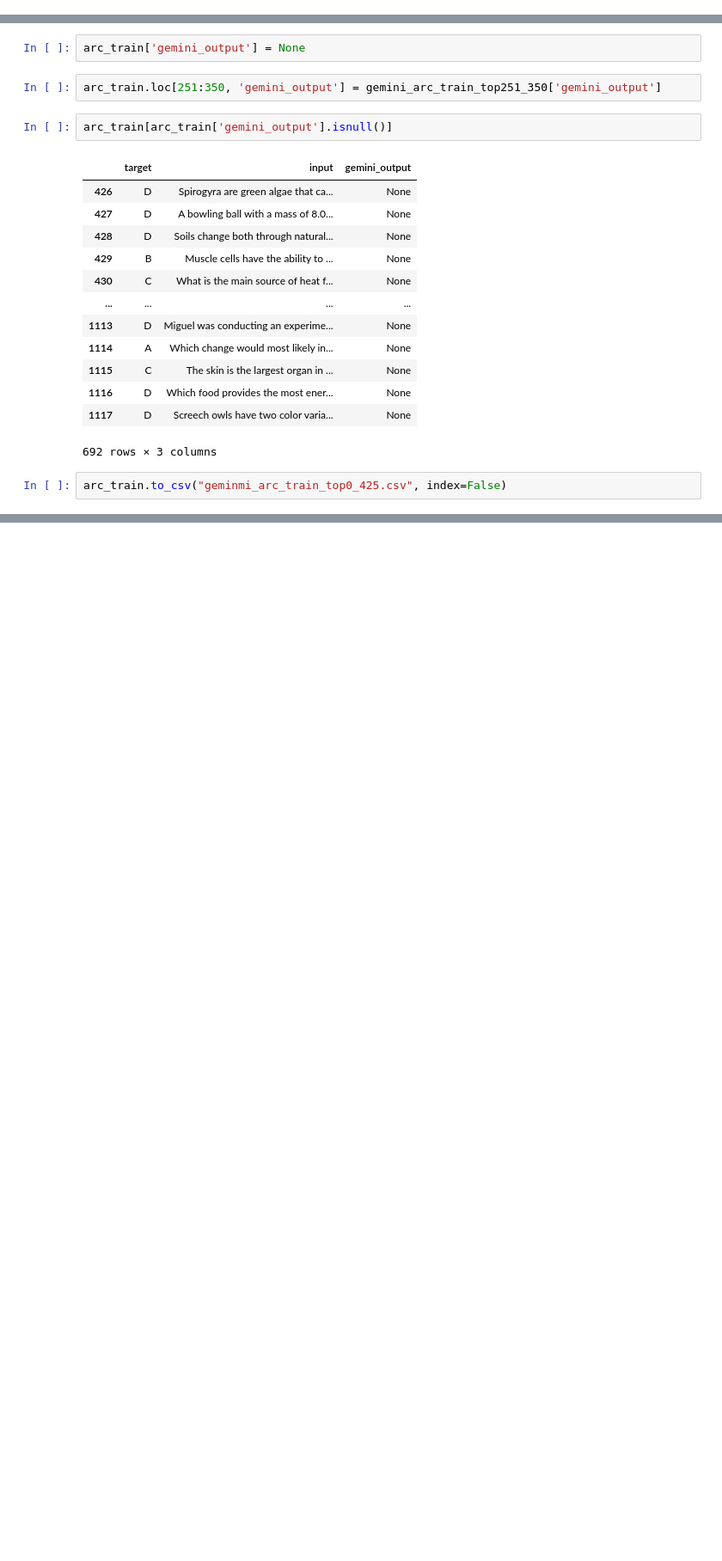
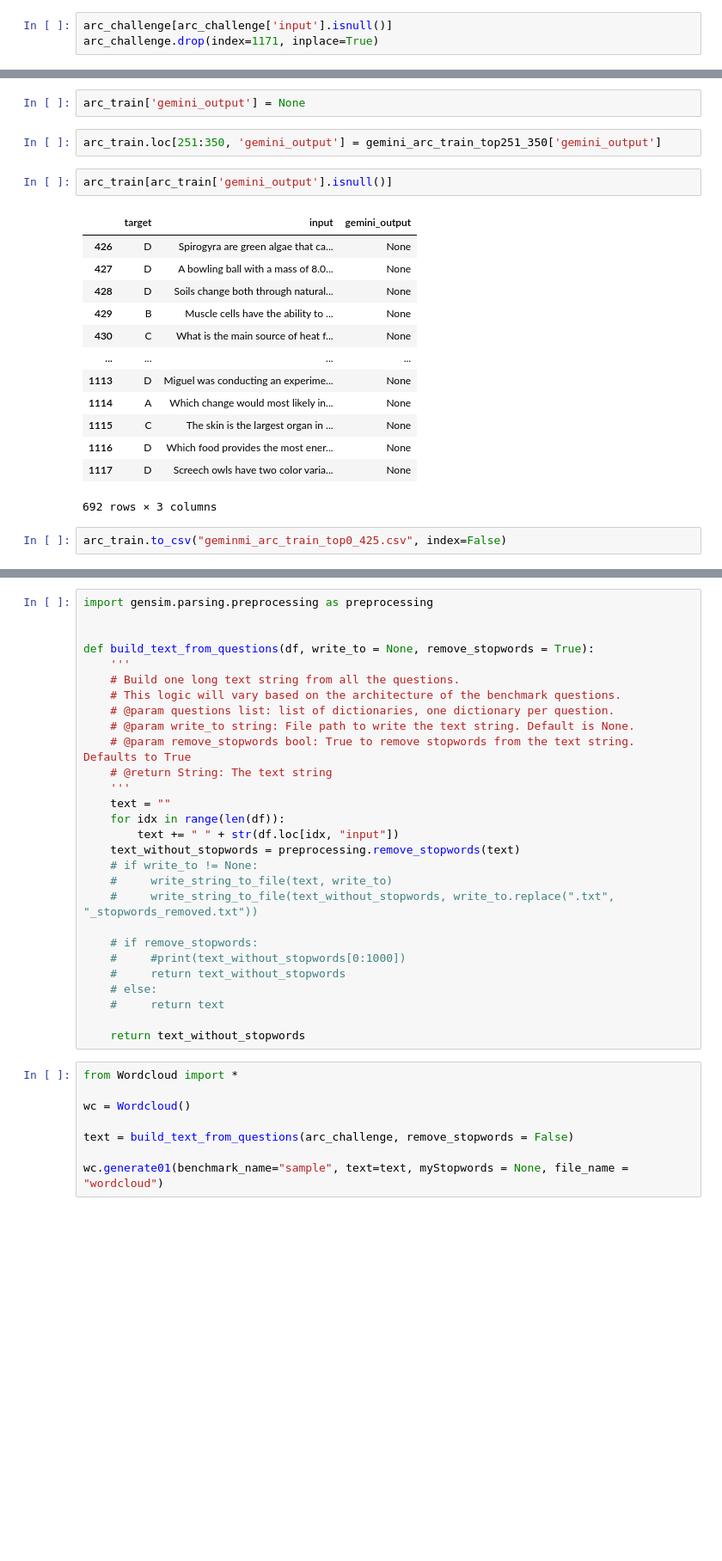
Before and after one commit to ezishr/Undergraduate-Research, a Jupyter notebook: Check points/ARC-Challenge/ARC-Challenge.ipynb, the cells around one changed output, grey strips where cells are left out. Shown at 86% size. Cells and saved outputs as stored; diff of their text form; blank space fills up the shorter version.

```diff
--- a/Check points/ARC-Challenge/ARC-Challenge.ipynb
+++ b/Check points/ARC-Challenge/ARC-Challenge.ipynb
@@ -144,3 +175,6 @@ arc_challenge[arc_challenge['target'].isin(['2', '4', '3', '1'])]
+# %%
+arc_challenge[arc_challenge['input'].isnull()]
+arc_challenge.drop(index=1171, inplace=True)
 # %% [markdown]
 ### GEMINI Applied
 # %%
@@ -436,0 +528,38 @@ arc_train.to_csv("geminmi_arc_train_top0_425.csv", index=False)
+# %%
+import gensim.parsing.preprocessing as preprocessing
+
+
+def build_text_from_questions(df, write_to = None, remove_stopwords = True):
+    '''
+    # Build one long text string from all the questions.
+    # This logic will vary based on the architecture of the benchmark questions.
+    # @param questions list: list of dictionaries, one dictionary per question.
+    # @param write_to string: File path to write the text string. Default is None.
+    # @param remove_stopwords bool: True to remove stopwords from the text string. Defaults to True
+    # @return String: The text string
+    '''
+    text = ""
+    for idx in range(len(df)):
+        text += " " + str(df.loc[idx, "input"])
+    text_without_stopwords = preprocessing.remove_stopwords(text)
+    # if write_to != None:
+    #     write_string_to_file(text, write_to)
+    #     write_string_to_file(text_without_stopwords, write_to.replace(".txt", "_stopwords_removed.txt"))
+
+    # if remove_stopwords:
+    #     #print(text_without_stopwords[0:1000])
+    #     return text_without_stopwords
+    # else:
+    #     return text
+
+    return text_without_stopwords
+# %%
+from Wordcloud import *
+
+wc = Wordcloud()
+
+text = build_text_from_questions(arc_challenge, remove_stopwords = False)
+
+wc.generate01(benchmark_name="sample", text=text, myStopwords = None, file_name = "wordcloud")
+# %% [output]
+[figure, added]
```
Also changed, not shown: parts of 17 cells of this notebook, 8 other files.
